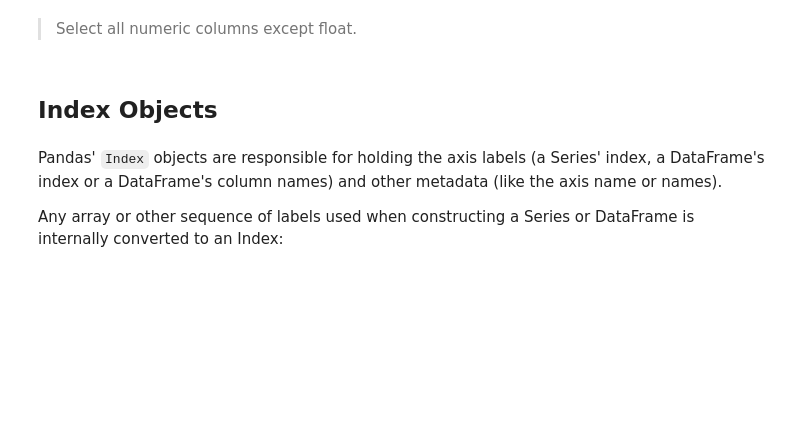
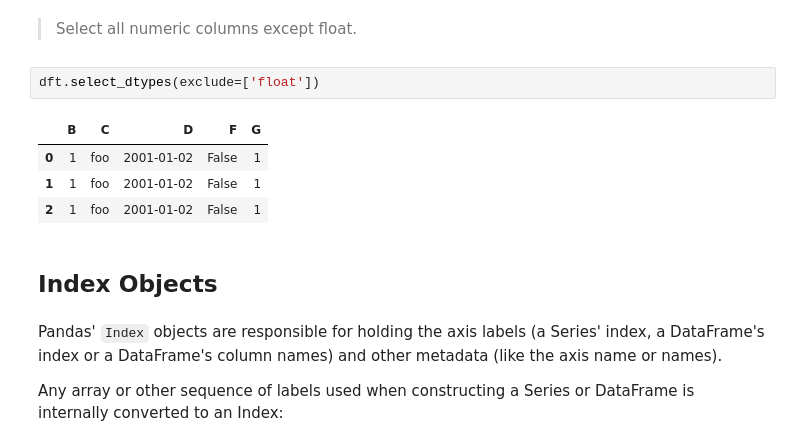
Before and after one commit to jefflyt/5m-data-1.7-intro-pandas, a Jupyter notebook: notebooks/pandas_lesson.ipynb, the cells around one changed output. Cells and saved outputs as stored; diff of their text form; blank space fills up the shorter version.

```diff
--- a/notebooks/pandas_lesson.ipynb
+++ b/notebooks/pandas_lesson.ipynb
@@ -601,5 +603,12 @@ dft.select_dtypes(include=['number', 'bool'], exclude=['int8'])
 # %% [markdown]
 > Select all numeric columns except float.
+# %%
+dft.select_dtypes(exclude=['float'])
+# %% [output]
+|  | B | C | D | F | G |
+| 0 | 1 | foo | 2001-01-02 | False | 1 |
+| 1 | 1 | foo | 2001-01-02 | False | 1 |
+| 2 | 1 | foo | 2001-01-02 | False | 1 |
 # %% [markdown]
 ## Index Objects
 # %% [markdown]
```
Also changed, not shown: parts of 83 cells of this notebook.
